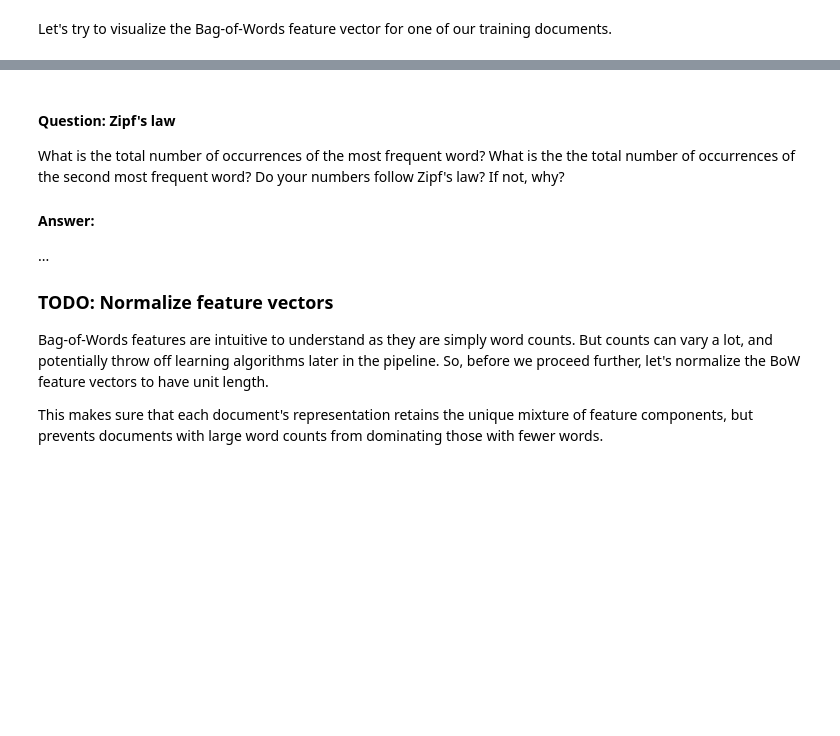
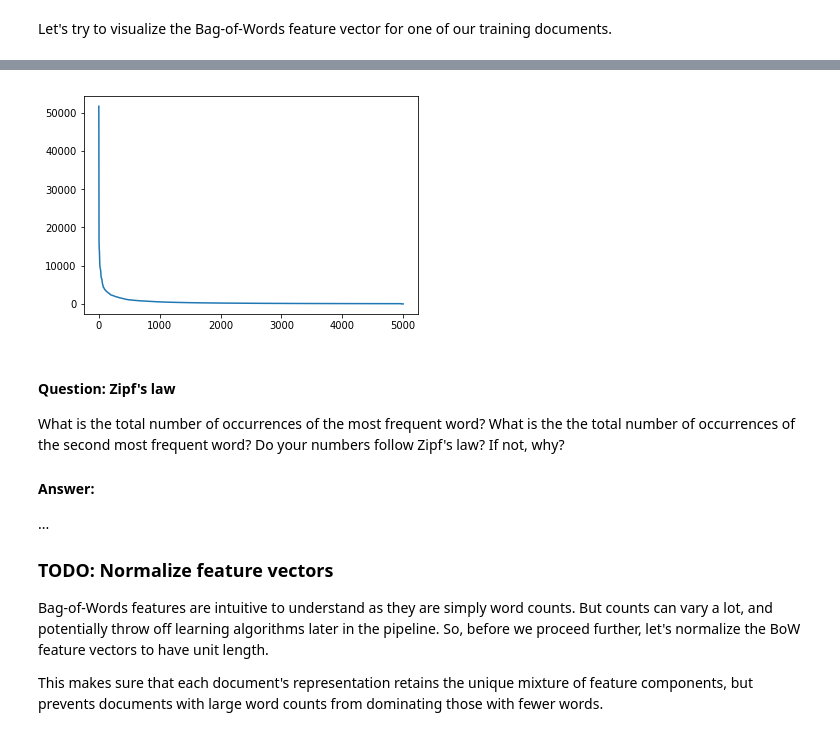
Before and after one commit to baek-jinoo/AIND-NLP, a Jupyter notebook: sentiment_analysis.ipynb, the cells around one changed output, grey strips where cells are left out. Saved outputs shown, nothing was run; the diff lists cells and outputs as text; code cells hidden in the pictures; blank space fills up the shorter version.

```diff
--- a/sentiment_analysis.ipynb
+++ b/sentiment_analysis.ipynb
@@ -280,3 +319,27 @@ The dictionary or _vocabulary_ $V$ (set of words shared by documents in the trai
 Implement the `extract_BoW_features()` function, apply it to both training and test datasets, and store the results in `features_train` and `features_test` NumPy arrays, respectively. Choose a reasonable vocabulary size, say $|V| = 5000$, and keep only the top $|V|$ occuring words and discard the rest. This number will also serve as the number of columns in the BoW matrices.
 
 > **Hint**: You may find it useful to take advantage of `CountVectorizer` from scikit-learn. Also make sure to pickle your Bag-of-Words transformation so that you can use it in future.
+# %%
+from collections import defaultdict
+def words_count_dict(docs):
+    words_count = defaultdict(int)
+    for doc in docs:
+        for word in doc:
+            words_count[word] += 1
+    return words_count
+
+def sorted_words_by_freq(words_dict):
+    return sorted([(count, word) for word, count in words_dict.items()])
+
+def get_top_freq(count, freq_words):
+    return [word for _, word in freq_words[-count:]]
+
+def top_freq_words(count, words):
+    l_words_count_dict = words_count_dict(words)
+    l_sorted_words_by_freq = sorted_words_by_freq(l_words_count_dict)
+    return get_top_freq(count, l_sorted_words_by_freq)
+
+test_words = [['you', 'are'], ['you', 'you', 'hey', 'hey'], ['when', 'are', 'you', 'up']]
+wat = sorted_words_by_freq(words_count_dict(test_words))
+print(get_top_freq(2, wat))
+print(top_freq_words(3, test_words))
@@ -305,11 +371,12 @@ def extract_BoW_features(words_train, words_test, vocabulary_size=5000,
         # TODO: Fit a vectorizer to training documents and use it to transform them
         # NOTE: Training documents have already been preprocessed and tokenized into words;
         #       pass in dummy functions to skip those steps, e.g. preprocessor=lambda x: x
-        vectorizer = ?
-        features_train = ?
+        top_freq_train = top_freq_words(vocabulary_size, words_train)
+        vectorizer = CountVectorizer(input='content', vocabulary=top_freq_train, lowercase=False)
+        features_train = vectorizer.fit_transform([" ".join(words) for words in words_train]).toarray()
 
         # TODO: Apply the same vectorizer to transform the test documents (ignore unknown words)
-        features_test = ?
+        features_test = vectorizer.fit_transform([" ".join(words) for words in words_test]).toarray()
 
         # NOTE: Remember to convert the features using .toarray() for a compact representation
 
@@ -383,3 +478,8 @@ plt.show()
+# %%
+plt.plot(sorted_word_freq)
+plt.show()
+# %% [output]
+[figure, added]
 # %% [markdown]
 #### Question: Zipf's law
 
```
Also changed, not shown: parts of 11 cells of this notebook.
